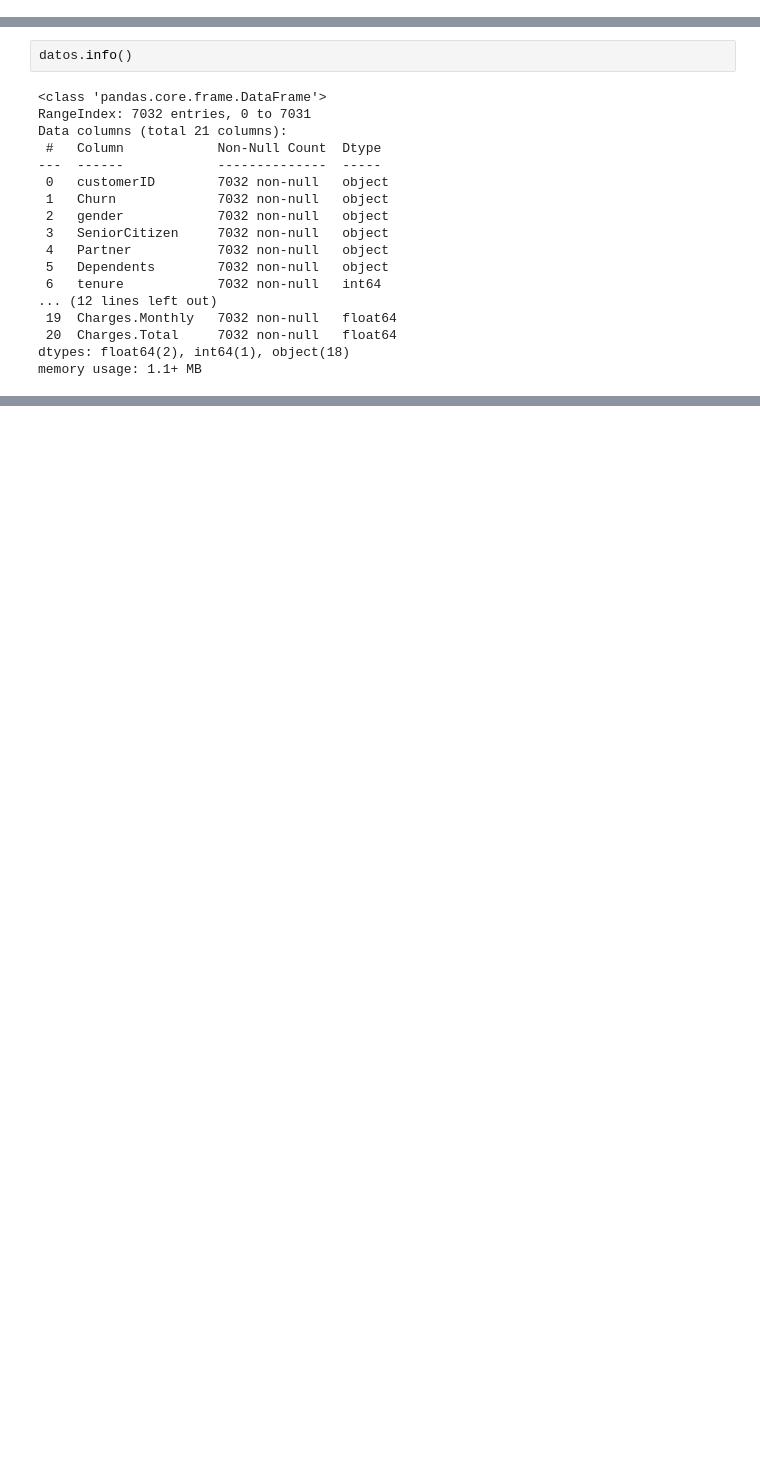
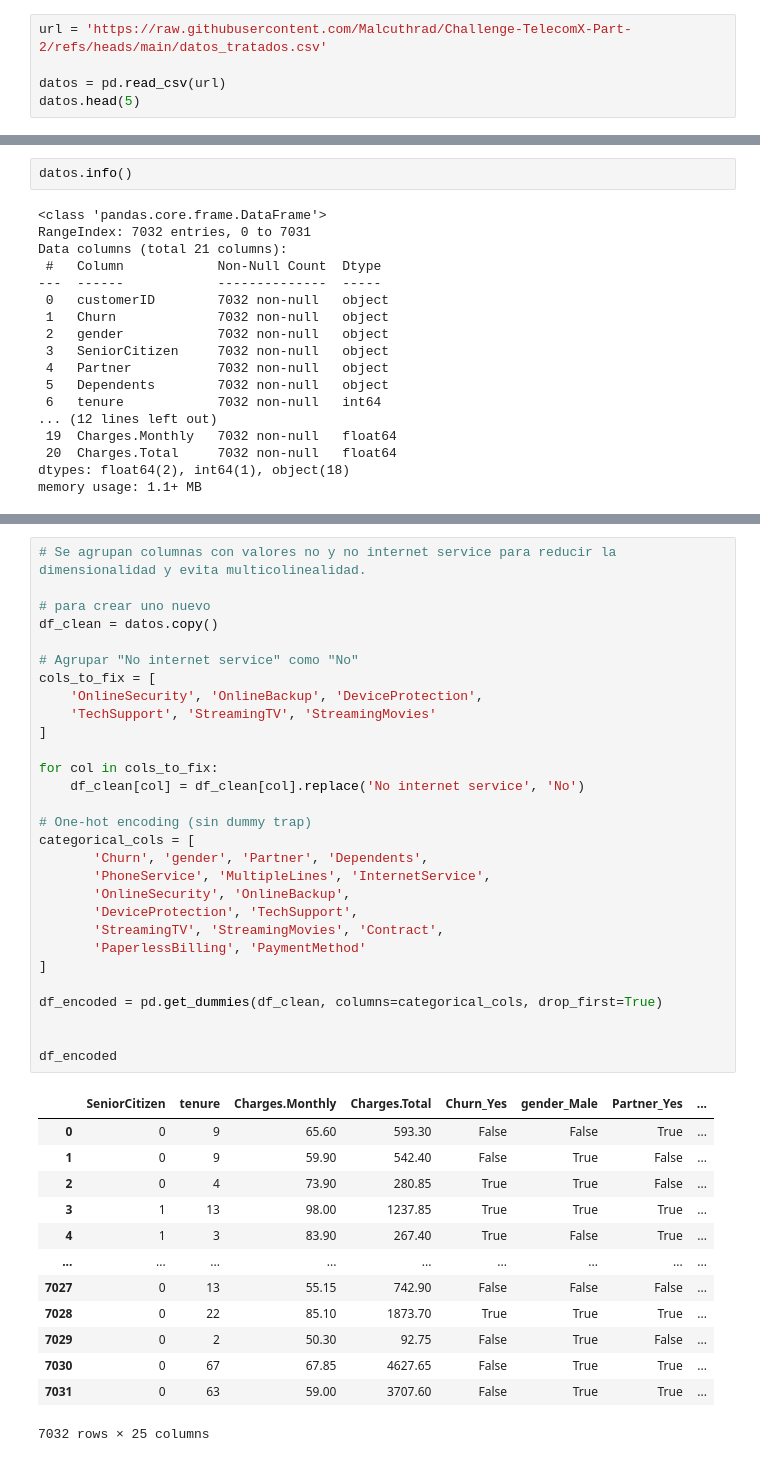
Before and after one commit to Malcuthrad/Challenge-TelecomX-Part-2, a Jupyter notebook: Telecom_X_Parte_2.ipynb, the cells around one changed output, grey strips where cells are left out. Cells and saved outputs as stored; diff of their text form; blank space fills up the shorter version.

```diff
--- a/Telecom_X_Parte_2.ipynb
+++ b/Telecom_X_Parte_2.ipynb
@@ -13,0 +28,5 @@ datos.head(5)
+# %%
+url = 'https://raw.githubusercontent.com/Malcuthrad/Challenge-TelecomX-Part-2/refs/heads/main/datos_tratados.csv'
+
+datos = pd.read_csv(url)
+datos.head(5)
@@ -33,0 +129,43 @@ memory usage: 1.1+ MB
+# %%
+# Se agrupan columnas con valores no y no internet service para reducir la dimensionalidad y evita multicolinealidad.
+
+# para crear uno nuevo
+df_clean = datos.copy()
+
+# Agrupar "No internet service" como "No"
+cols_to_fix = [
+    'OnlineSecurity', 'OnlineBackup', 'DeviceProtection',
+    'TechSupport', 'StreamingTV', 'StreamingMovies'
+]
+
+for col in cols_to_fix:
+    df_clean[col] = df_clean[col].replace('No internet service', 'No')
+
+# One-hot encoding (sin dummy trap)
+categorical_cols = [
+       'Churn', 'gender', 'Partner', 'Dependents',
+       'PhoneService', 'MultipleLines', 'InternetService',
+       'OnlineSecurity', 'OnlineBackup',
+       'DeviceProtection', 'TechSupport',
+       'StreamingTV', 'StreamingMovies', 'Contract',
+       'PaperlessBilling', 'PaymentMethod'
+]
+
+df_encoded = pd.get_dummies(df_clean, columns=categorical_cols, drop_first=True)
+
+
+df_encoded
+# %% [output]
+|  | SeniorCitizen | tenure | Charges.Monthly | Charges.Total | Churn_Yes | gender_Male | Partner_Yes | ... |
+| 0 | 0 | 9 | 65.60 | 593.30 | False | False | True | ... |
+| 1 | 0 | 9 | 59.90 | 542.40 | False | True | False | ... |
+| 2 | 0 | 4 | 73.90 | 280.85 | True | True | False | ... |
+| 3 | 1 | 13 | 98.00 | 1237.85 | True | True | True | ... |
+| 4 | 1 | 3 | 83.90 | 267.40 | True | False | True | ... |
+| ... | ... | ... | ... | ... | ... | ... | ... | ... |
+| 7027 | 0 | 13 | 55.15 | 742.90 | False | False | False | ... |
+| 7028 | 0 | 22 | 85.10 | 1873.70 | True | True | True | ... |
+| 7029 | 0 | 2 | 50.30 | 92.75 | False | True | False | ... |
+| 7030 | 0 | 67 | 67.85 | 4627.65 | False | True | True | ... |
+| 7031 | 0 | 63 | 59.00 | 3707.60 | False | True | True | ... |
+7032 rows × 25 columns
```
Also changed, not shown: parts of 52 cells of this notebook.
